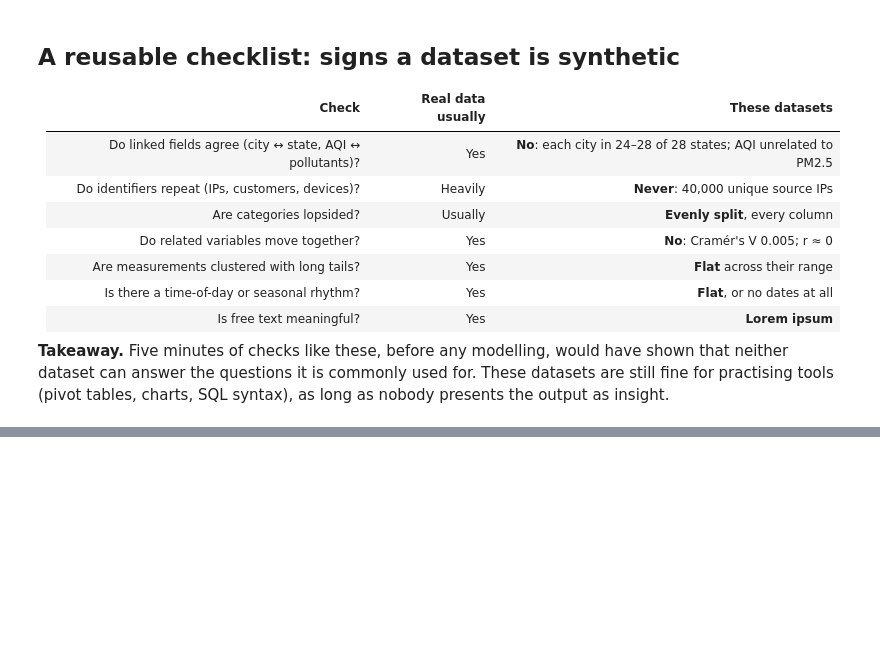
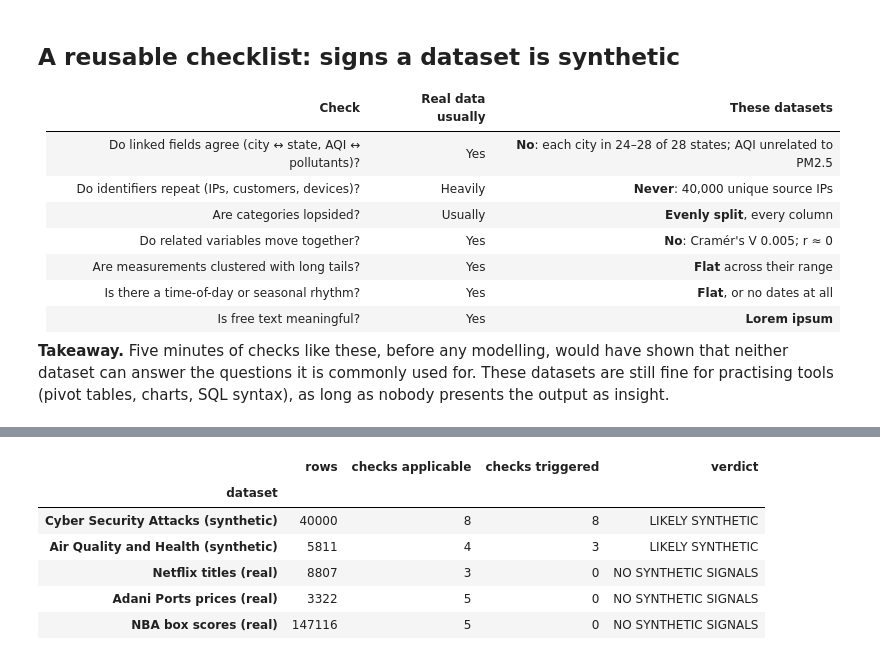
Before and after one commit to etisamhaq/Data-Analysis-Projects, a Jupyter notebook: 04-synthetic-data-sanity-check/synthetic_data_sanity_check.ipynb, the cells around one changed output, grey strips where cells are left out. Drawn from its saved outputs; the diff is of its cells as text; code cells hidden in the pictures; blank space fills up the shorter version.

```diff
--- a/04-synthetic-data-sanity-check/synthetic_data_sanity_check.ipynb
+++ b/04-synthetic-data-sanity-check/synthetic_data_sanity_check.ipynb
@@ -235,0 +250,23 @@ tables, charts, SQL syntax), as long as nobody presents the output as insight.
+# %%
+from pathlib import Path
+
+from datasanity import check_file
+
+files = {
+    'Cyber Security Attacks (synthetic)': 'data/cybersecurity_attacks.csv.gz',
+    'Air Quality and Health (synthetic)': 'data/air_quality_health_impact_data.csv.gz',
+    'Netflix titles (real)': '../01-netflix-content-strategy/netflix_titles.csv',
+    'Adani Ports prices (real)': '../02-adani-ports-stock-analysis/ADANIPORTS.csv',
+    'NBA box scores (real)': '../03-nba-winning-performances/data/TeamStatistics.csv',
+}
+reports = {name: check_file(path) for name, path in files.items() if Path(path).exists()}
+pd.DataFrame([{'dataset': name, 'rows': r.rows, 'checks applicable': sum(c.applicable for c in r.results),
+               'checks triggered': len(r.triggered), 'verdict': r.verdict} for name, r in reports.items()]).set_index('dataset')
+# %% [output]
+|  | rows | checks applicable | checks triggered | verdict |
+| dataset |  |  |  |  |
+| Cyber Security Attacks (synthetic) | 40000 | 8 | 8 | LIKELY SYNTHETIC |
+| Air Quality and Health (synthetic) | 5811 | 4 | 3 | LIKELY SYNTHETIC |
+| Netflix titles (real) | 8807 | 3 | 0 | NO SYNTHETIC SIGNALS |
+| Adani Ports prices (real) | 3322 | 5 | 0 | NO SYNTHETIC SIGNALS |
+| NBA box scores (real) | 147116 | 5 | 0 | NO SYNTHETIC SIGNALS |
```
Also changed, not shown: parts of 3 cells of this notebook, 9 other files.
